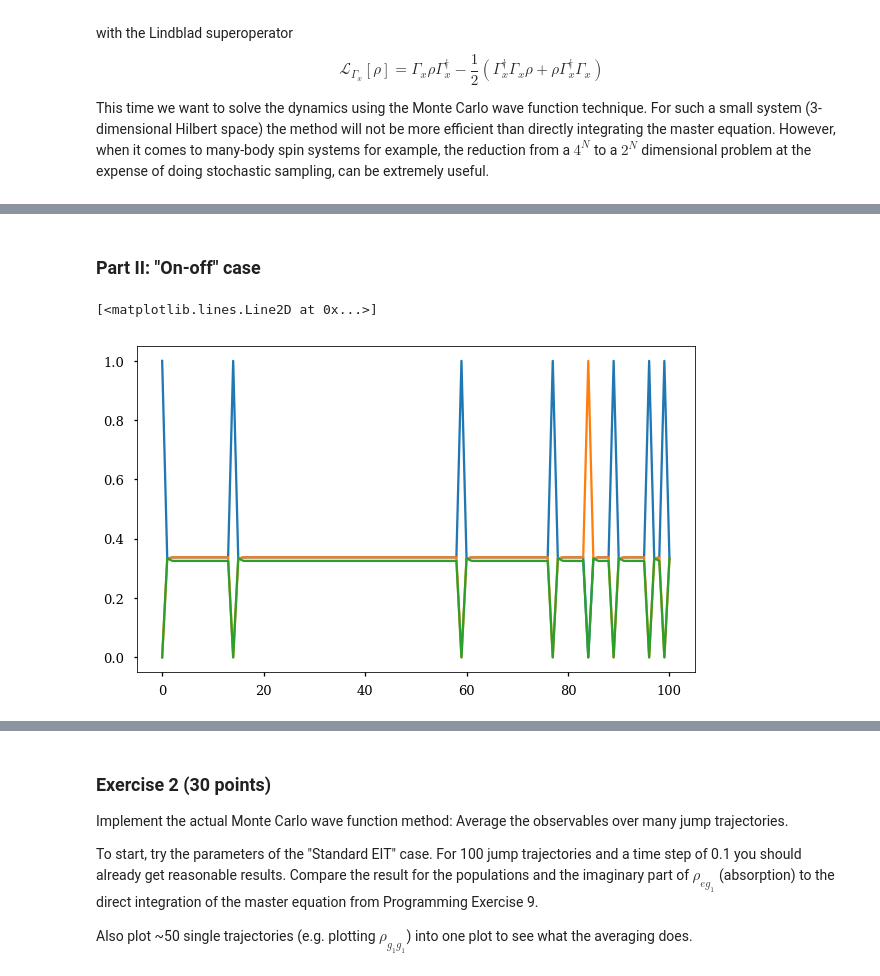
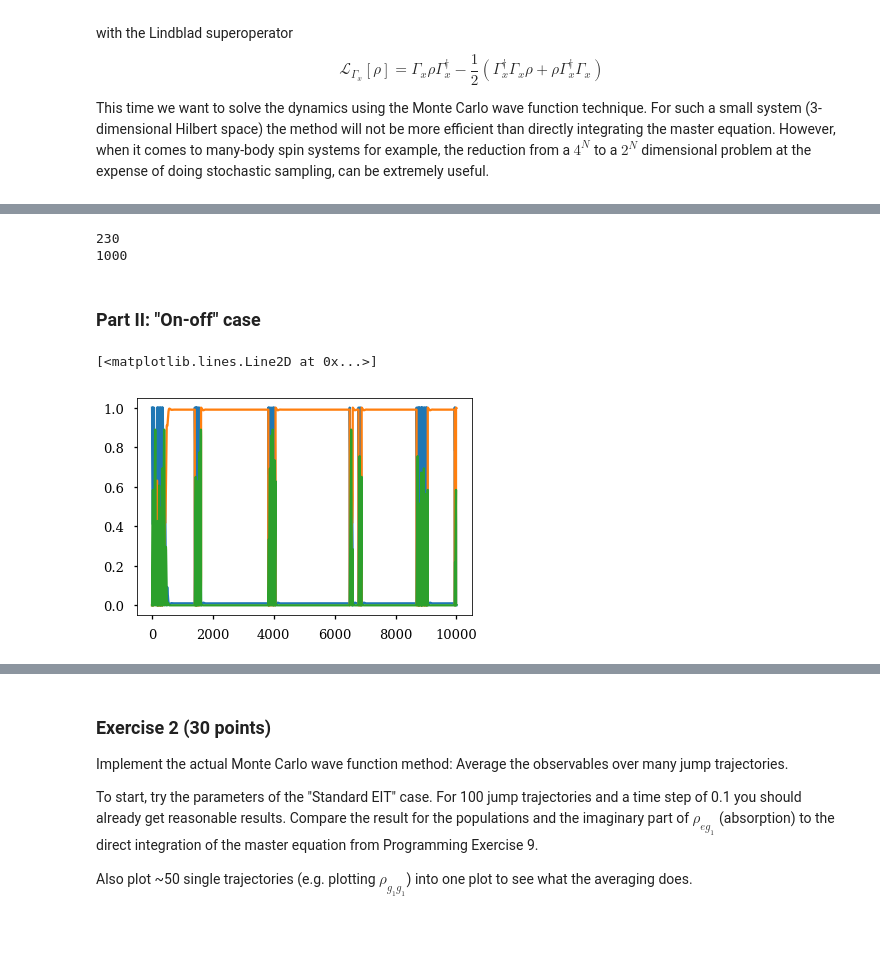
Before and after one commit to mathieukaltschmidt/Computational-Quantum-Dynamics, a Jupyter notebook: Exercise sheet 10/exercise10 (1).ipynb, the cells around one changed output, grey strips where cells are left out. Saved outputs shown, nothing was run; the diff lists cells and outputs as text; code cells hidden in the pictures; blank space fills up the shorter version.

```diff
--- a/Exercise sheet 10/exercise10 (1).ipynb
+++ b/Exercise sheet 10/exercise10 (1).ipynb
@@ -67,28 +120 @@ Try out the following cases:
 ### Part I: "Standard EIT"
-# %%
-#Parameters for this setting
-(gamma_p, gamma_c, gamma_g) = (2, 0, 0)
-
-(Omega_p, Omega_c, Delta_p, Delta_c) = (1, 2, 0, 0)
-
-#states of our system [g1,g2,e]
-states = {'g1': np.diag(np.ones(3))[0], \
-          'g2': np.diag(np.ones(3))[1], \
-          'e':  np.diag(np.ones(3))[2] }
-
-#Definining the jump operators
-def buildJumpOps(gamma_p, gamma_c, gamma_g):
-    JumpOps = {'eg1':  np.sqrt(gamma_p) * np.outer(states['g1'], states['e']), \
-               'eg2':  np.sqrt(gamma_c) * np.outer(states['g2'], states['e']), \
-               'g1g2': np.sqrt(gamma_g) * np.outer(states['g2'], states['g1']) }
-    return JumpOps
-
-#Building the Hamiltonian
-def buildHmat(Omega_p, Omega_c, Delta_p, Delta_c):
-    Hmat = np.array([[0, 0, -Omega_p/2], [0, Delta_p - Delta_c, -Omega_c/2], [-Omega_p/2, -Omega_c/2, Delta_p]])
-    return Hmat
-
-#Defining the non-hermitian part of the Hamiltonian
-def buildH_nh(Hmat, JumpOps):
-    H_nh = Hmat - 0.5j * np.sum([JumpOp.T.conj() @ JumpOp for JumpOp in JumpOps.values()], axis = 0)
-    return H_nh
@@ -188,3 +170,9 @@ print(JumpOps)
+# %%
+print(np.count_nonzero(jumps))
+print(len(jumps))
+# %% [output]
+230
+1000
 # %% [markdown]
 ### Part II: "On-off" case
 # %%
@@ -194,29 +182,18 @@ print(JumpOps)
 
 JumpOps = buildJumpOps(gamma_p, gamma_c, gamma_g)
 
-tvec = np.arange(0, 10, 0.1)
+tvec = np.arange(0, 1000, 0.1)
 #Psi_0 = (states['g1'] + states['e'])/np.sqrt(2)
 Psi_0 = states['g1']
 assert np.linalg.norm(Psi_0) -1 < 1e-5
 Hmat = buildHmat(Omega_p, Omega_c, Delta_p, Delta_c)
 H_nh = buildH_nh(Hmat, JumpOps)
 # %%
-Psi_t, dp_alpha_t = singleMCWF(tvec, Psi_0, JumpOps, H_nh)
-"""
-plt.plot(Psi_t[:, 0].real)
-plt.plot(Psi_t[:, 1].real)
-plt.plot(Psi_t[:, 2].real)
-#"""
-"""
-plt.plot(Psi_t[:, 0].imag)
-plt.plot(Psi_t[:, 1].imag)
-plt.plot(Psi_t[:, 2].imag)
-#"""
+Psi_t, dp_alpha_t, j = singleMCWF(tvec, Psi_0, JumpOps, H_nh)
 
 plt.plot(np.abs(Psi_t[:, 0])**2)
 plt.plot(np.abs(Psi_t[:, 1])**2)
 plt.plot(np.abs(Psi_t[:, 2])**2)
-#"""
 # %% [output]
 [<matplotlib.lines.Line2D at 0x...>]
-[figure, old version]
+[figure, new version]
```
Also changed, not shown: parts of 14 cells of this notebook.
